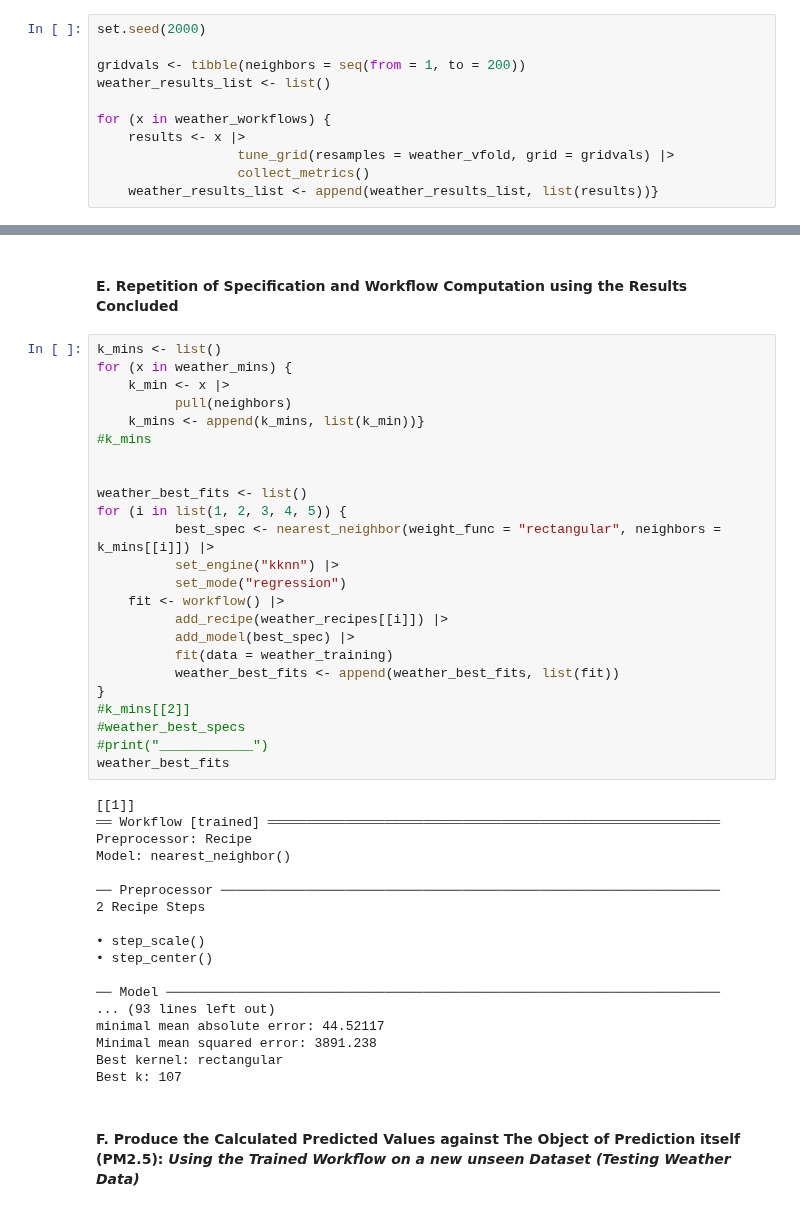
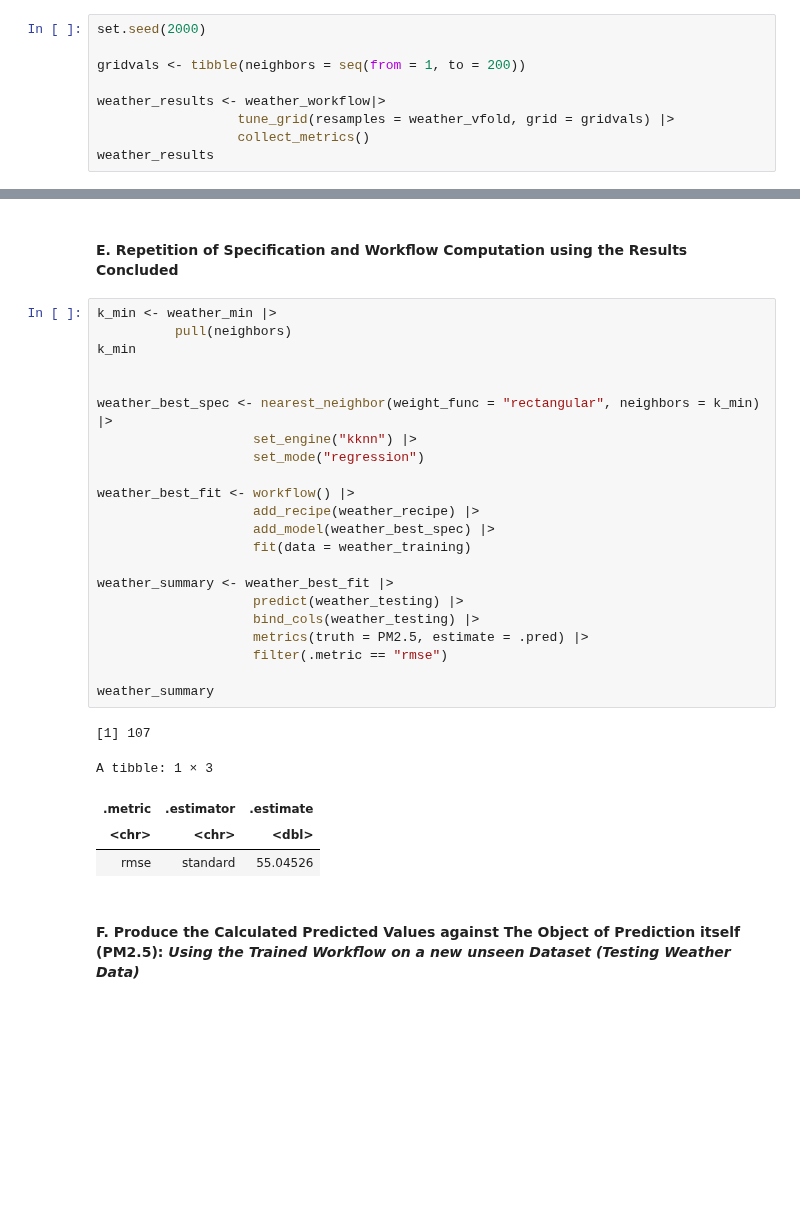
Before and after one commit to Noname397/dsci100groupproject96, a Jupyter notebook: Final Project.ipynb, the cells around one changed output, grey strips where cells are left out. Saved outputs shown, nothing was run; the diff lists cells and outputs as text; blank space fills up the shorter version.

```diff
--- a/Final Project.ipynb
+++ b/Final Project.ipynb
@@ -291,10 +280,8 @@ Computational engine: kknn
 set.seed(2000)
 
 gridvals <- tibble(neighbors = seq(from = 1, to = 200))
-weather_results_list <- list()
 
-for (x in weather_workflows) {
-    results <- x |>
+weather_results <- weather_workflow|>
                   tune_grid(resamples = weather_vfold, grid = gridvals) |>
                   collect_metrics()
-    weather_results_list <- append(weather_results_list, list(results))}
+weather_results
@@ -409,47 +333,33 @@ A tibble: 1 × 7
 # %% [markdown]
 #### **E.  Repetition of Specification and Workflow Computation using the Results Concluded**
 # %%
-k_mins <- list()
-for (x in weather_mins) {
-    k_min <- x |>
+k_min <- weather_min |>
           pull(neighbors)
-    k_mins <- append(k_mins, list(k_min))}
-#k_mins
+k_min
 
 
-weather_best_fits <- list()
-for (i in list(1, 2, 3, 4, 5)) {
-          best_spec <- nearest_neighbor(weight_func = "rectangular", neighbors = k_mins[[i]]) |>
-          set_engine("kknn") |>
-          set_mode("regression")
-    fit <- workflow() |>
-          add_recipe(weather_recipes[[i]]) |>
-          add_model(best_spec) |>
-          fit(data = weather_training)
-          weather_best_fits <- append(weather_best_fits, list(fit))
-}
-#k_mins[[2]]
-#weather_best_specs
-#print("____________")
-weather_best_fits
+weather_best_spec <- nearest_neighbor(weight_func = "rectangular", neighbors = k_min) |>
+                    set_engine("kknn") |>
+                    set_mode("regression")
+
+weather_best_fit <- workflow() |>
+                    add_recipe(weather_recipe) |>
+                    add_model(weather_best_spec) |>
+                    fit(data = weather_training)
+
+weather_summary <- weather_best_fit |>
+                    predict(weather_testing) |>
+                    bind_cols(weather_testing) |>
+                    metrics(truth = PM2.5, estimate = .pred) |>
+                    filter(.metric == "rmse")
+
+weather_summary
 # %% [output]
-[[1]]
-══ Workflow [trained] ══════════════════════════════════════════════════════════
-Preprocessor: Recipe
-Model: nearest_neighbor()
-
-── Preprocessor ────────────────────────────────────────────────────────────────
-2 Recipe Steps
-
-• step_scale()
-• step_center()
-
-── Model ───────────────────────────────────────────────────────────────────────
-... (93 lines left out)
-minimal mean absolute error: 44.52117
-Minimal mean squared error: 3891.238
-Best kernel: rectangular
-Best k: 107
+[1] 107
+A tibble: 1 × 3
+| .metric | .estimator | .estimate |
+| <chr> | <chr> | <dbl> |
+| rmse | standard | 55.04526 |
 # %% [markdown]
 #### **F.  Produce the Calculated Predicted Values against The Object of Prediction itself (PM2.5):** *Using the Trained Workflow on a new unseen Dataset (Testing Weather Data)*
 # %%
```
Also changed, not shown: parts of 12 cells of this notebook.
